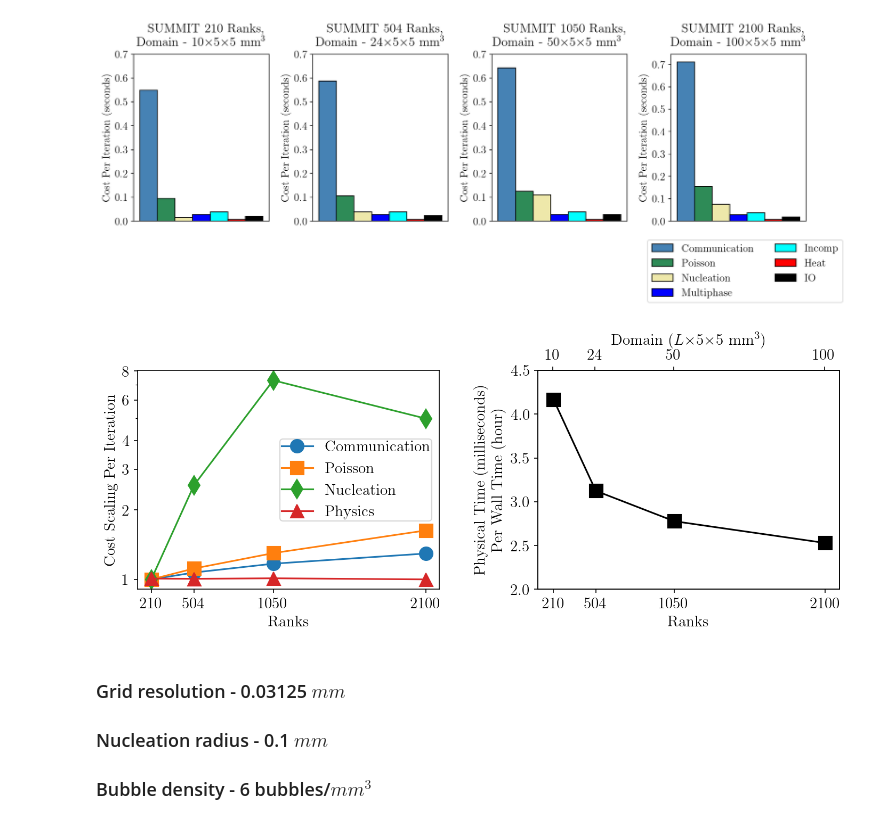
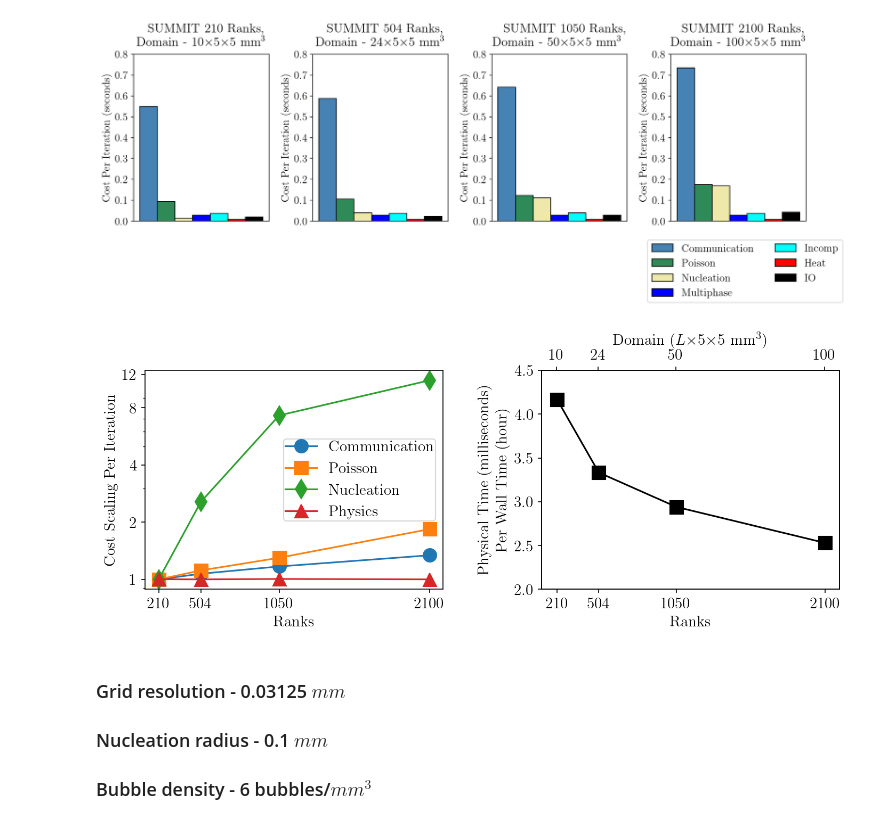
Before and after one commit to Lab-Notebooks/Flow-Boiling-Performance, a Jupyter notebook: analysis/performance/profile-oct-2023.ipynb, the cells around one changed output. Cells and saved outputs as stored; diff of their text form; code cells hidden in the pictures.

```diff
--- a/analysis/performance/profile-oct-2023.ipynb
+++ b/analysis/performance/profile-oct-2023.ipynb
@@ -35,15 +35,15 @@ def LogNamespace(logfile):
 SummitNodes25 = LogNamespace("../../simulation/FlowBoiling/Example3D/jobnode.archive/2023-10-03/INS_Flow_Boiling.log")
 SummitNodes12 = LogNamespace("../../simulation/FlowBoiling/WeakScaling/nodes12/jobnode.archive/2023-10-04/INS_Flow_Boiling.log")
 SummitNodes05 = LogNamespace("../../simulation/FlowBoiling/WeakScaling/nodes05/jobnode.archive/2023-10-03/INS_Flow_Boiling.log")
-SummitNodes50 = LogNamespace("./jobnode.archive/summit/INS_Flow_Boiling_summit_nodes50.log")
+SummitNodes50 = LogNamespace("../../simulation/FlowBoiling/WeakScaling/nodes50/jobnode.archive/2023-10-05/INS_Flow_Boiling.log")
 HPC3 = LogNamespace("./jobnode.archive/hpc3/INS_Pool_Boiling.log")
 # %%
 SummitNodes25.simtime = 0.5*10
-SummitNodes25.walltime = round(6553.903/60/60,1)
+SummitNodes25.walltime = round(6000/60/60,1)
 SummitNodes25.iters=5849
 
 SummitNodes12.simtime = 0.5*10
-SummitNodes12.walltime = round(5882.297/60/60,1)
+SummitNodes12.walltime = round(5382.297/60/60,1)
 SummitNodes12.iters=5569
 
 SummitNodes05.simtime = 0.5*10
@@ -52,7 +52,7 @@ SummitNodes05.iters=4931
 
 SummitNodes50.simtime = 0.43*10
 SummitNodes50.walltime = round(6000/60/60,1)
-SummitNodes50.iters=3234
+SummitNodes50.iters=5007
 
 HPC3.simtimes = 1*10
 HPC3.walltime = round(19999.007/60/60,1)
@@ -87,14 +87,14 @@ for ax, log, title  in zip(AxList, [SummitNodes05, SummitNodes12, SummitNodes25,
     ax.set_title(title,pad=30)
     ax.get_xaxis().set_visible(False)
     ax.set_ylabel(r"Cost Per Iteration (seconds)")
-    ax.set_yticks([0, 0.1, 0.2, 0.3, 0.4, 0.5, 0.6, 0.7])
+    ax.set_yticks([0, 0.1, 0.2, 0.3, 0.4, 0.5, 0.6, 0.7, 0.8])
 
 ax.legend(bar,labels,ncol=2,loc="center",bbox_to_anchor=(0.55, -0.3))
 #pyplot.title("Weak Scaling for Flow Boiling Simulation")
 pyplot.tight_layout()
 #pyplot.savefig("/Users/Akash/Desktop/summit01.png")
 # %% [output]
-[figure, old version]
+[figure, new version]
 # %%
 def CostPerIteration(key):
     if key == "physics":
@@ -145,37 +145,37 @@ ax1[0].yaxis.set_major_formatter(mticker.ScalarFormatter())
 ax1[0].yaxis.get_major_formatter().set_scientific(False)
 #ax1[0].set_yticks([0.02, 0.05, 0.1, 0.2, 0.4, 0.6, 1.0])
 ax1[0].set_xticks([210, 504, 1050, 2100])
-ax1[0].set_yticks([1, 2, 3, 4, 6, 8])
+ax1[0].set_yticks([1, 2, 4, 8, 12])
 
 PhysicalTime = [SummitNodes05.simtime/SummitNodes05.walltime,
                 SummitNodes12.simtime/SummitNodes12.walltime,
                 SummitNodes25.simtime/SummitNodes25.walltime,
                 SummitNodes50.simtime/SummitNodes50.walltime]
 
 color="black"
 ax2 = ax1[1].twiny()
 ax2.set_xlabel(r"Domain ($L$$\times$5$\times$5 mm$^3$)", color=color)
 #ax2.plot(ProcList, [300, 720, 1500], color=color, linestyle='--')
 #ax2.set_xticks([300,720,1500,3000])
 ax2.set_xticks([10,24,50,100])
 ax2.set_xlim([5,105])
 #ax2.tick_params(axis='y', labelcolor=color)
 
 color = "black"
 ax1[1].plot(ProcList, PhysicalTime, marker = 's', markersize=12, color=color)
 #ax1[1].set_title(r"Production Run Metrics")
 ax1[1].set_xlabel(r"Ranks")
 ax1[1].set_ylabel("Physical Time (milliseconds) \n Per Wall Time (hour)", color=color)
 ax1[1].set_xticks([210, 504, 1050, 2100])
 ax1[1].set_xlim([100,2200])
 ax1[1].set_yticks([2.0, 2.5, 3, 3.5, 4.0, 4.5])
 ax1[1].tick_params(axis='y', labelcolor=color)
 
 #pyplot.legend(labels)
 pyplot.tight_layout(pad=2)
 #pyplot.savefig("/Users/Akash/Desktop/summit02.png")
 # %% [output]
-[figure, old version]
+[figure, new version]
 # %% [markdown]
 ### Grid resolution - 0.03125 $mm$
 ### Nucleation radius - 0.1 $mm$
```
Also changed, not shown: parts of 2 cells of this notebook.
